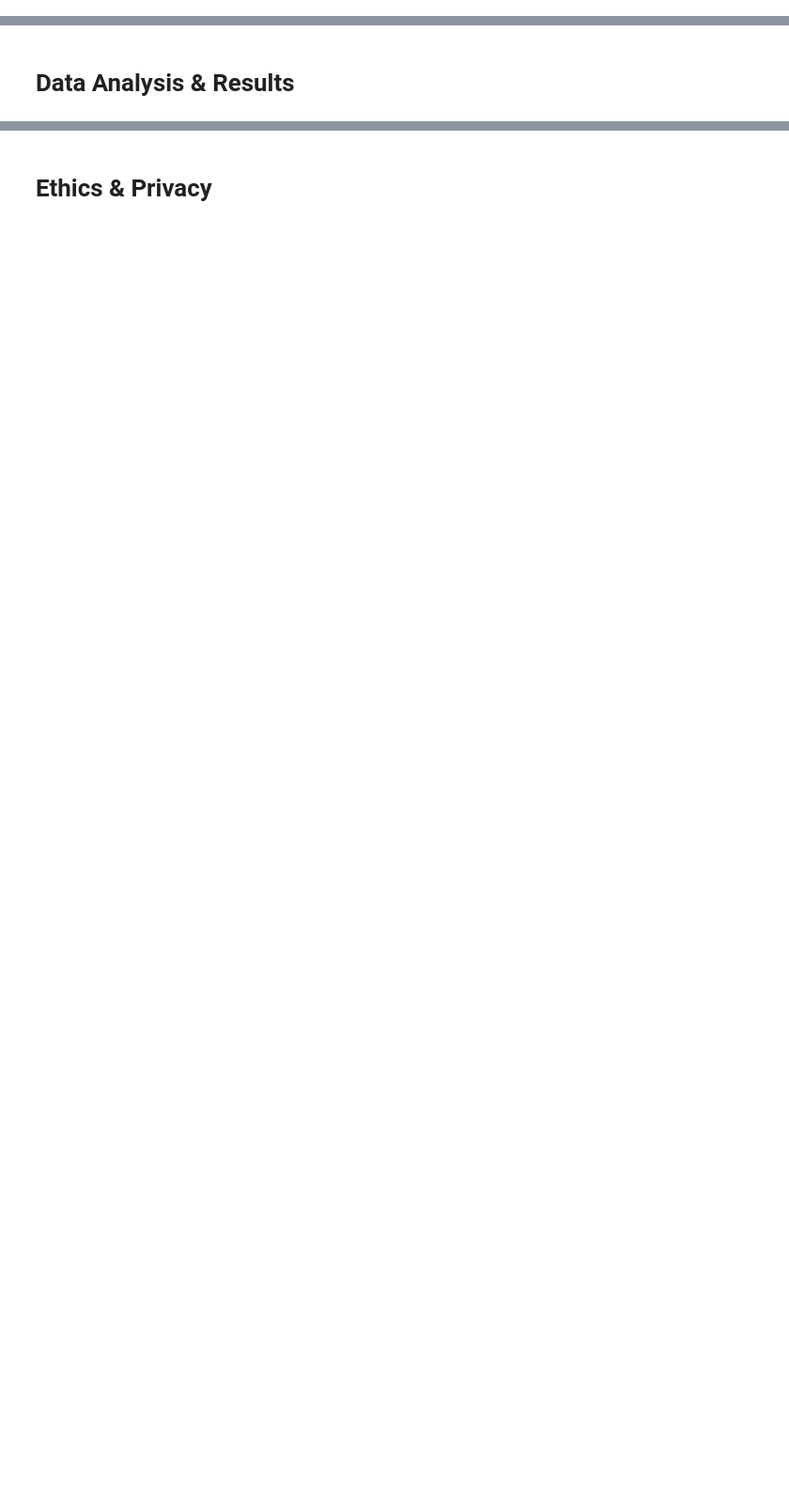
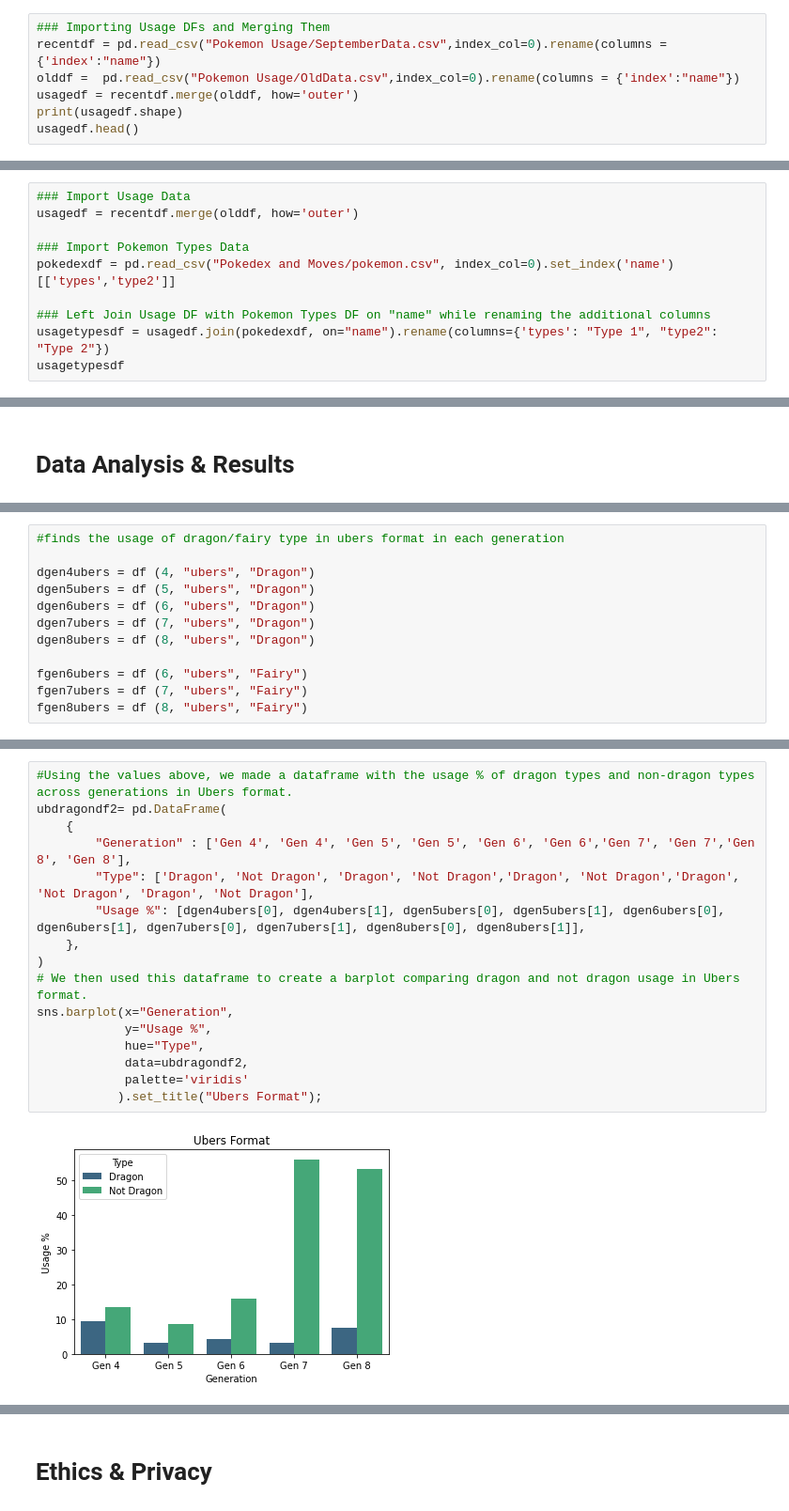
Before and after one commit to mr4tt/Fairy-Pokemon-Analysis, a Jupyter notebook: FinalProjectGroup013-Fa21.ipynb, the cells around one changed output, grey strips where cells are left out. Shown at 94% size. Drawn from its saved outputs; the diff is of its cells as text; blank space fills up the shorter version.

```diff
--- a/FinalProjectGroup013-Fa21.ipynb
+++ b/FinalProjectGroup013-Fa21.ipynb
@@ -74,0 +251,7 @@ Describe your data cleaning steps here.
+# %%
+### Importing Usage DFs and Merging Them
+recentdf = pd.read_csv("Pokemon Usage/SeptemberData.csv",index_col=0).rename(columns = {'index':"name"})
+olddf =  pd.read_csv("Pokemon Usage/OldData.csv",index_col=0).rename(columns = {'index':"name"})
+usagedf = recentdf.merge(olddf, how='outer')
+print(usagedf.shape)
+usagedf.head()
@@ -74,0 +353,10 @@ Describe your data cleaning steps here.
+# %%
+### Import Usage Data
+usagedf = recentdf.merge(olddf, how='outer')
+
+### Import Pokemon Types Data
+pokedexdf = pd.read_csv("Pokedex and Moves/pokemon.csv", index_col=0).set_index('name')[['types','type2']]
+
+### Left Join Usage DF with Pokemon Types DF on "name" while renaming the additional columns
+usagetypesdf = usagedf.join(pokedexdf, on="name").rename(columns={'types': "Type 1", "type2": "Type 2"})
+usagetypesdf
@@ -81,0 +470,12 @@ Include cells that describe the steps in your data analysis.
+# %%
+#finds the usage of dragon/fairy type in ubers format in each generation
+
+dgen4ubers = df (4, "ubers", "Dragon")
+dgen5ubers = df (5, "ubers", "Dragon")
+dgen6ubers = df (6, "ubers", "Dragon")
+dgen7ubers = df (7, "ubers", "Dragon")
+dgen8ubers = df (8, "ubers", "Dragon")
+
+fgen6ubers = df (6, "ubers", "Fairy")
+fgen7ubers = df (7, "ubers", "Fairy")
+fgen8ubers = df (8, "ubers", "Fairy")
@@ -81,0 +494,18 @@ Include cells that describe the steps in your data analysis.
+# %%
+#Using the values above, we made a dataframe with the usage % of dragon types and non-dragon types across generations in Ubers format.
+ubdragondf2= pd.DataFrame(
+    {
+        "Generation" : ['Gen 4', 'Gen 4', 'Gen 5', 'Gen 5', 'Gen 6', 'Gen 6','Gen 7', 'Gen 7','Gen 8', 'Gen 8'],
+        "Type": ['Dragon', 'Not Dragon', 'Dragon', 'Not Dragon','Dragon', 'Not Dragon','Dragon', 'Not Dragon', 'Dragon', 'Not Dragon'],
+        "Usage %": [dgen4ubers[0], dgen4ubers[1], dgen5ubers[0], dgen5ubers[1], dgen6ubers[0], dgen6ubers[1], dgen7ubers[0], dgen7ubers[1], dgen8ubers[0], dgen8ubers[1]],
+    },
+)
+# We then used this dataframe to create a barplot comparing dragon and not dragon usage in Ubers format.
+sns.barplot(x="Generation",
+            y="Usage %",
+            hue="Type",
+            data=ubdragondf2,
+            palette='viridis'
+           ).set_title("Ubers Format");
+# %% [output]
+[figure, added]
```
Also changed, not shown: parts of 54 cells of this notebook.
